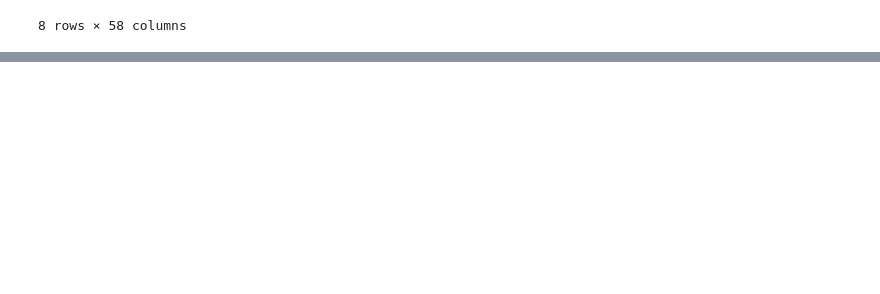
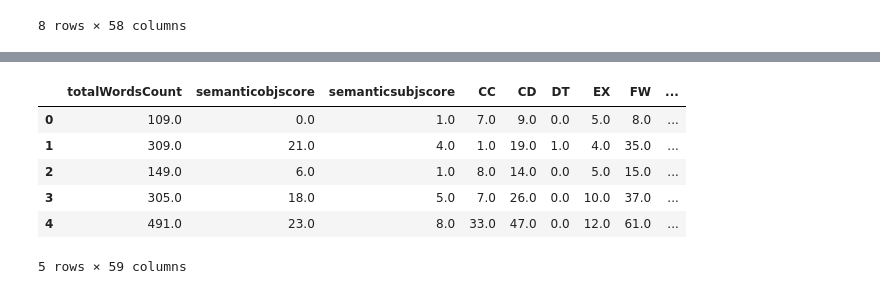
Before and after one commit to CarlosMealha/FEUP-AI-ML-PROJ, a Jupyter notebook: article-data-treatment.ipynb, the cells around one changed output, grey strips where cells are left out. Drawn from its saved outputs; the diff is of its cells as text; code cells hidden in the pictures; blank space fills up the shorter version.

```diff
--- a/article-data-treatment.ipynb
+++ b/article-data-treatment.ipynb
@@ -67,9 +67,5 @@ sb.pairplot(flt_article_data.loc[:,['TextID', 'Label', 'fullstops', 'commas','tx
 # %%
-# separate labels from data
-
-article_data.drop('URL', axis=1)
-
-indicators = article_data.drop('Label', axis=1)
+indicators = article_data.drop(['TextID', 'Label'], axis=1)
 labels = article_data['Label']
 # %%
 if article_data.isnull().any().any():
@@ -84,0 +166,10 @@ indicators.shape
+# %%
+indicators.head()
+# %% [output]
+|  | totalWordsCount | semanticobjscore | semanticsubjscore | CC | CD | DT | EX | FW | ... |
+| 0 | 109.0 | 0.0 | 1.0 | 7.0 | 9.0 | 0.0 | 5.0 | 8.0 | ... |
+| 1 | 309.0 | 21.0 | 4.0 | 1.0 | 19.0 | 1.0 | 4.0 | 35.0 | ... |
+| 2 | 149.0 | 6.0 | 1.0 | 8.0 | 14.0 | 0.0 | 5.0 | 15.0 | ... |
+| 3 | 305.0 | 18.0 | 5.0 | 7.0 | 26.0 | 0.0 | 10.0 | 37.0 | ... |
+| 4 | 491.0 | 23.0 | 8.0 | 33.0 | 47.0 | 0.0 | 12.0 | 61.0 | ... |
+5 rows × 59 columns
```
Also changed, not shown: parts of 22 cells of this notebook.
